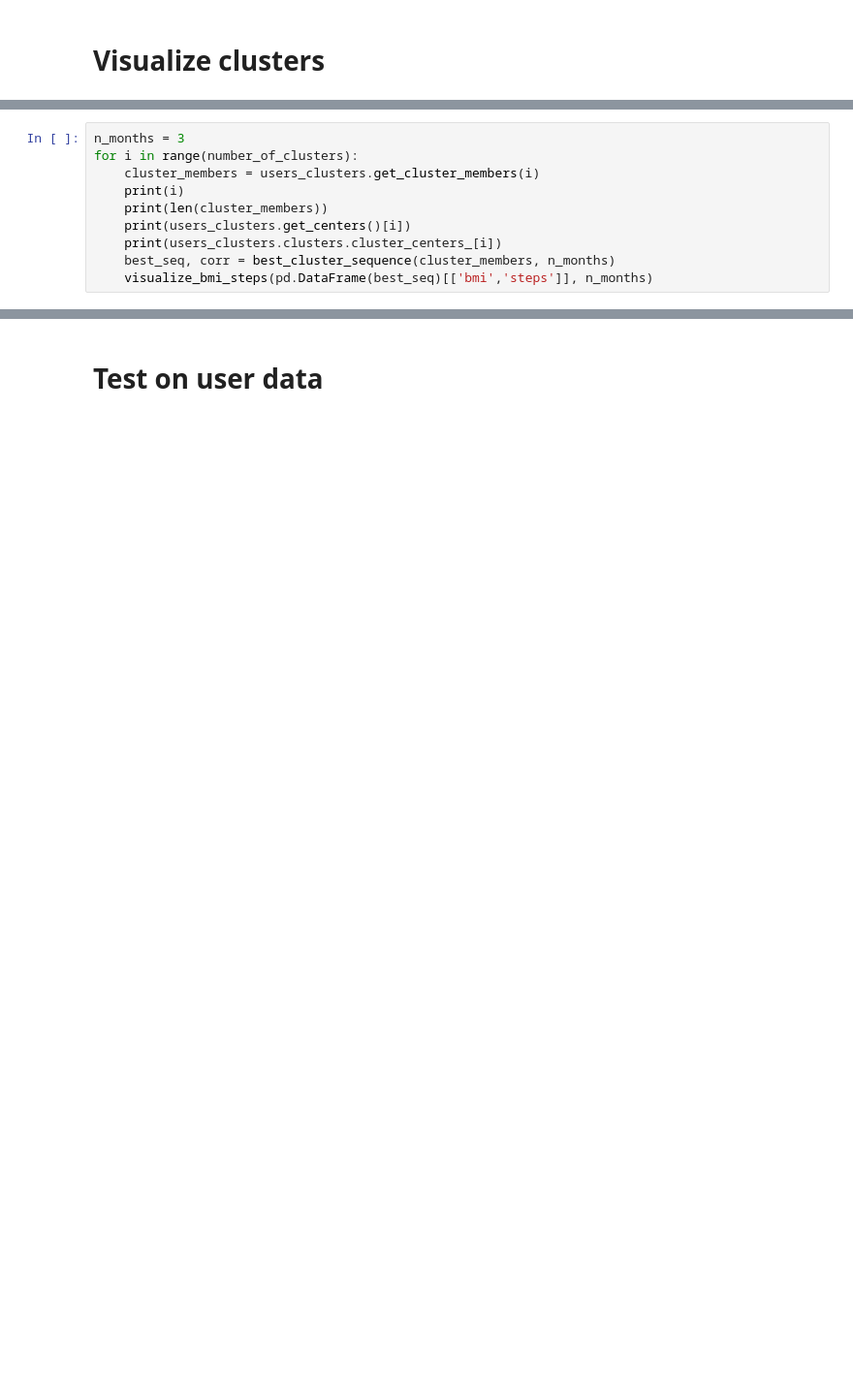
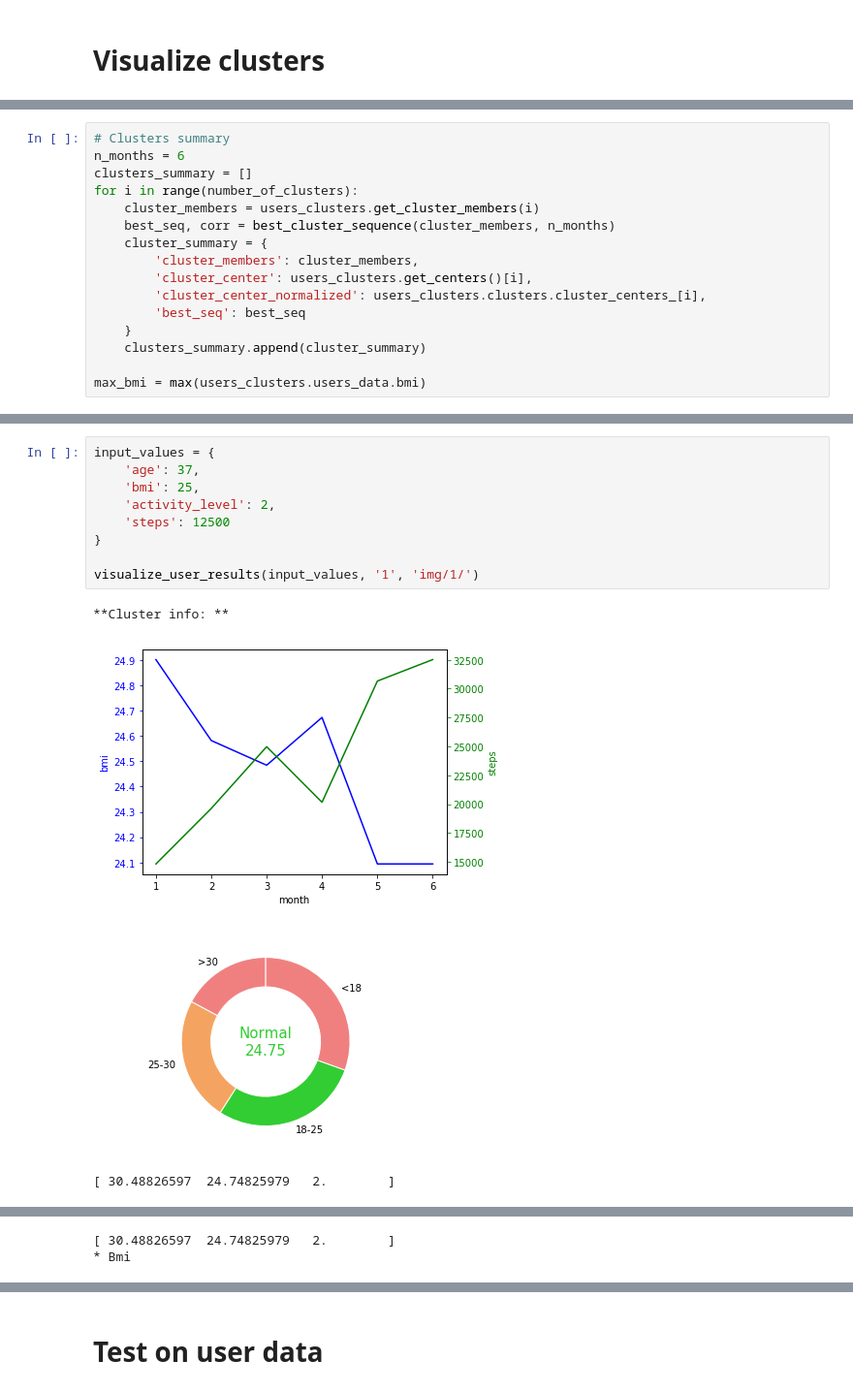
Before and after one commit to renatalucia/activity-tracker, a Jupyter notebook: clustering/users_clusters_visualize.ipynb, the cells around one changed output, grey strips where cells are left out. Shown at 97% size. Saved outputs shown, nothing was run; the diff lists cells and outputs as text; blank space fills up the shorter version.

```diff
--- a/clustering/users_clusters_visualize.ipynb
+++ b/clustering/users_clusters_visualize.ipynb
@@ -292,10 +254,16 @@ print(pca_2d)
 # %%
-n_months = 3
+# Clusters summary
+n_months = 6
+clusters_summary = []
 for i in range(number_of_clusters):
     cluster_members = users_clusters.get_cluster_members(i)
-    print(i)
-    print(len(cluster_members))
-    print(users_clusters.get_centers()[i])
-    print(users_clusters.clusters.cluster_centers_[i])
     best_seq, corr = best_cluster_sequence(cluster_members, n_months)
-    visualize_bmi_steps(pd.DataFrame(best_seq)[['bmi','steps']], n_months)
+    cluster_summary = {
+        'cluster_members': cluster_members,
+        'cluster_center': users_clusters.get_centers()[i],
+        'cluster_center_normalized': users_clusters.clusters.cluster_centers_[i],
+        'best_seq': best_seq
+    }
+    clusters_summary.append(cluster_summary)
+
+max_bmi = max(users_clusters.users_data.bmi)
@@ -333,0 +419,14 @@ for i in range(number_of_clusters):
+# %%
+input_values = {
+    'age': 37,
+    'bmi': 25,
+    'activity_level': 2,
+    'steps': 12500
+}
+
+visualize_user_results(input_values, '1', 'img/1/')
+# %% [output]
+**Cluster info: **
+[figure, added]
+[figure, added]
+[ 30.48826597  24.74825979   2.        ]
@@ -333,0 +434,2 @@ for i in range(number_of_clusters):
+[ 30.48826597  24.74825979   2.        ]
+* Bmi
```
Also changed, not shown: parts of 13 cells of this notebook, 33 other files.
